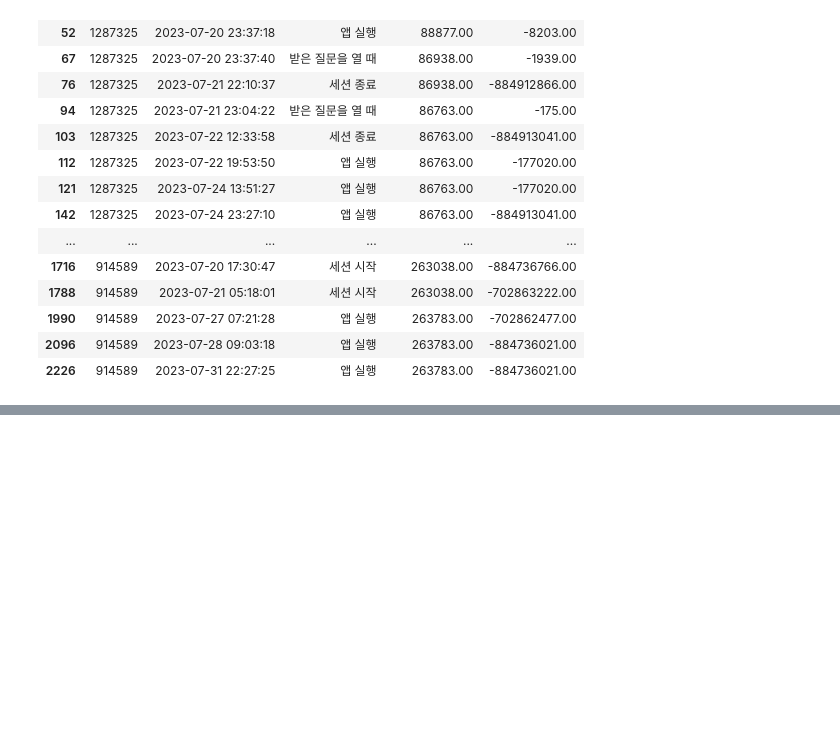
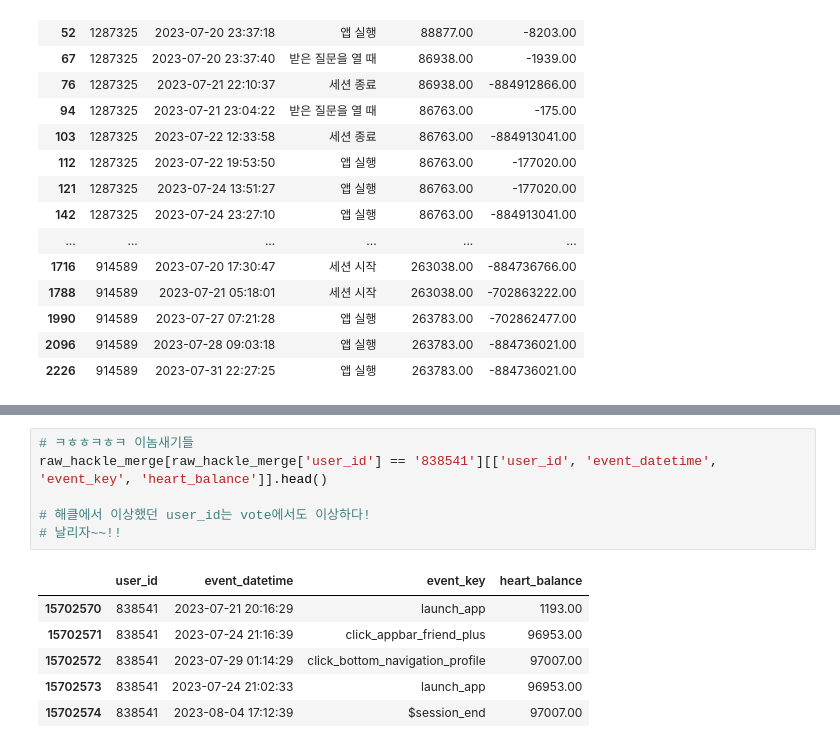
Before and after one commit to EtheriumArchive/Codeit_project, a Jupyter notebook: eda_damyeon_v2.ipynb, the cells around one changed output, grey strips where cells are left out. Drawn from its saved outputs; the diff is of its cells as text; blank space fills up the shorter version.

```diff
--- a/eda_damyeon_v2.ipynb
+++ b/eda_damyeon_v2.ipynb
@@ -2225,0 +2344,13 @@ heart_outlier_diff[['user_id', 'event_datetime', 'event_key', 'heart_balance', '
+# %%
+# ㅋㅎㅎㅋㅎㅋ 이놈새기들
+raw_hackle_merge[raw_hackle_merge['user_id'] == '838541'][['user_id', 'event_datetime', 'event_key', 'heart_balance']].head()
+
+# 해클에서 이상했던 user_id는 vote에서도 이상하다!
+# 날리자~~!!
+# %% [output]
+|  | user_id | event_datetime | event_key | heart_balance |
+| 15702570 | 838541 | 2023-07-21 20:16:29 | launch_app | 1193.00 |
+| 15702571 | 838541 | 2023-07-24 21:16:39 | click_appbar_friend_plus | 96953.00 |
+| 15702572 | 838541 | 2023-07-29 01:14:29 | click_bottom_navigation_profile | 97007.00 |
+| 15702573 | 838541 | 2023-07-24 21:02:33 | launch_app | 96953.00 |
+| 15702574 | 838541 | 2023-08-04 17:12:39 | $session_end | 97007.00 |
```
Also changed, not shown: parts of 22 cells of this notebook.
